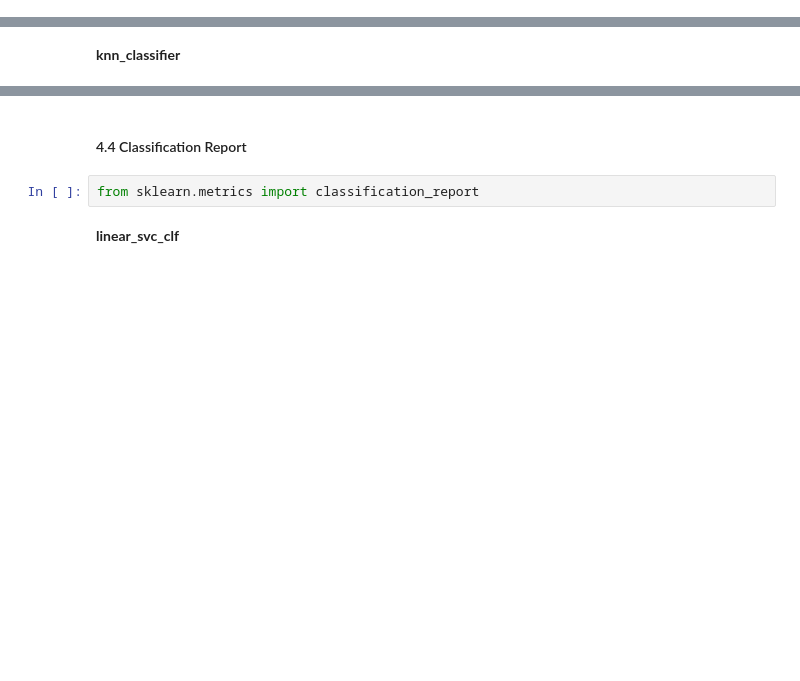
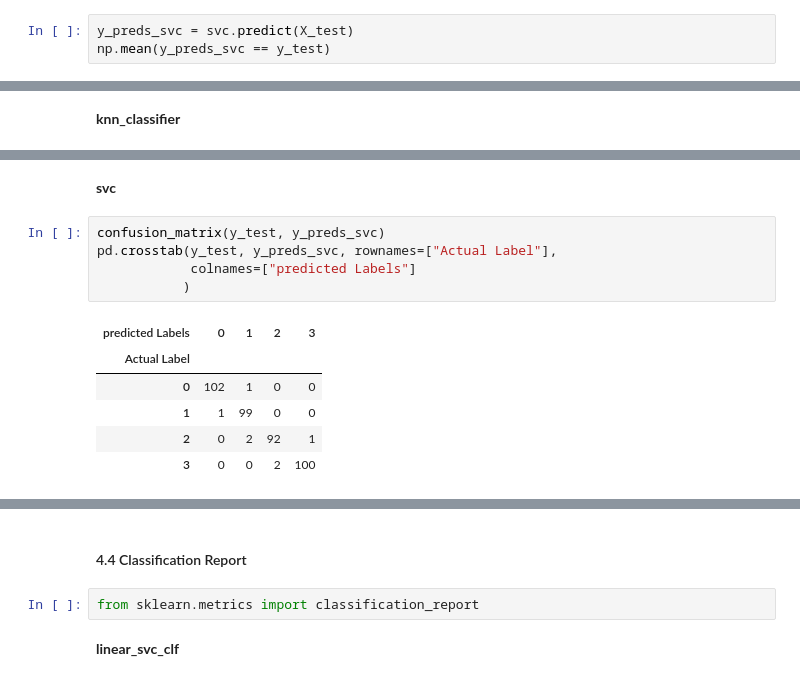
Before and after one commit to jaymes15/mobile-price-model-classification, a Jupyter notebook: Mobile-Price-Classification.ipynb, the cells around one changed output, grey strips where cells are left out. Cells and saved outputs as stored; diff of their text form; blank space fills up the shorter version.

```diff
--- a/Mobile-Price-Classification.ipynb
+++ b/Mobile-Price-Classification.ipynb
@@ -410,0 +405,3 @@ np.mean(y_preds_final_knn_classifier == y_test)
+# %%
+y_preds_svc = svc.predict(X_test)
+np.mean(y_preds_svc == y_test)
@@ -509,0 +518,14 @@ ConfusionMatrixDisplay.from_estimator(estimator=final_knn_classifier, X=X.values
+# %% [markdown]
+**svc**
+# %%
+confusion_matrix(y_test, y_preds_svc)
+pd.crosstab(y_test, y_preds_svc, rownames=["Actual Label"],
+            colnames=["predicted Labels"]
+           )
+# %% [output]
+| predicted Labels | 0 | 1 | 2 | 3 |
+| Actual Label |  |  |  |  |
+| 0 | 102 | 1 | 0 | 0 |
+| 1 | 1 | 99 | 0 | 0 |
+| 2 | 0 | 2 | 92 | 1 |
+| 3 | 0 | 0 | 2 | 100 |
```
Also changed, not shown: parts of 37 cells of this notebook, 5 other files.
